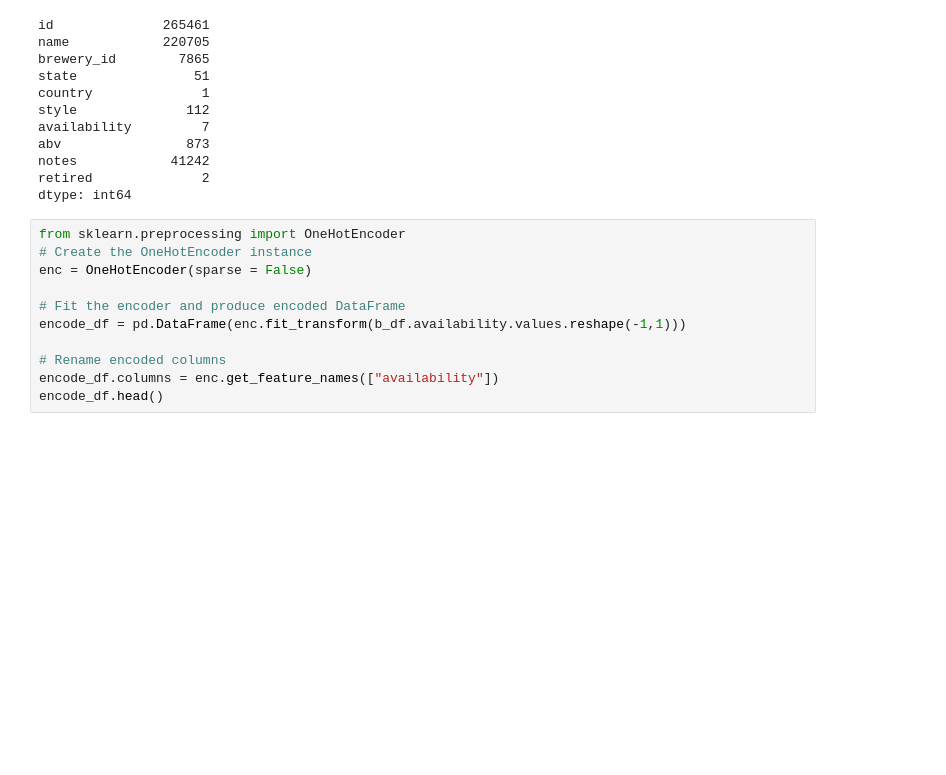
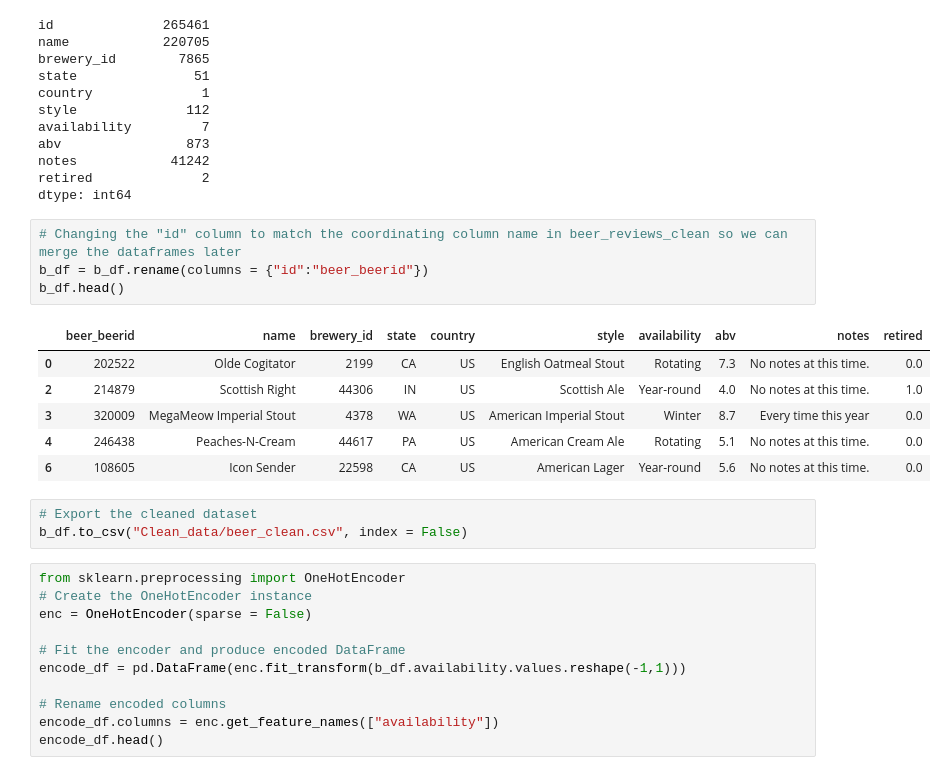
Before and after one commit to chase-dalton/Das-Boot-Brew-Review, a Jupyter notebook: Data/clean_up_beers.ipynb, the cells around one changed output. Saved outputs shown, nothing was run; the diff lists cells and outputs as text; blank space fills up the shorter version.

```diff
--- a/Data/clean_up_beers.ipynb
+++ b/Data/clean_up_beers.ipynb
@@ -175,6 +175,20 @@ abv                873
 notes            41242
 retired              2
 dtype: int64
+# %%
+# Changing the "id" column to match the coordinating column name in beer_reviews_clean so we can merge the dataframes later
+b_df = b_df.rename(columns = {"id":"beer_beerid"})
+b_df.head()
+# %% [output]
+|  | beer_beerid | name | brewery_id | state | country | style | availability | abv | notes | retired |
+| 0 | 202522 | Olde Cogitator | 2199 | CA | US | English Oatmeal Stout | Rotating | 7.3 | No notes at this time. | 0.0 |
+| 2 | 214879 | Scottish Right | 44306 | IN | US | Scottish Ale | Year-round | 4.0 | No notes at this time. | 1.0 |
+| 3 | 320009 | MegaMeow Imperial Stout | 4378 | WA | US | American Imperial Stout | Winter | 8.7 | Every time this year | 0.0 |
+| 4 | 246438 | Peaches-N-Cream | 44617 | PA | US | American Cream Ale | Rotating | 5.1 | No notes at this time. | 0.0 |
+| 6 | 108605 | Icon Sender | 22598 | CA | US | American Lager | Year-round | 5.6 | No notes at this time. | 0.0 |
+# %%
+# Export the cleaned dataset
+b_df.to_csv("Clean_data/beer_clean.csv", index = False)
 # %%
 from sklearn.preprocessing import OneHotEncoder
 # Create the OneHotEncoder instance
```
Also changed, not shown: parts of 3 cells of this notebook, 3 other files.
